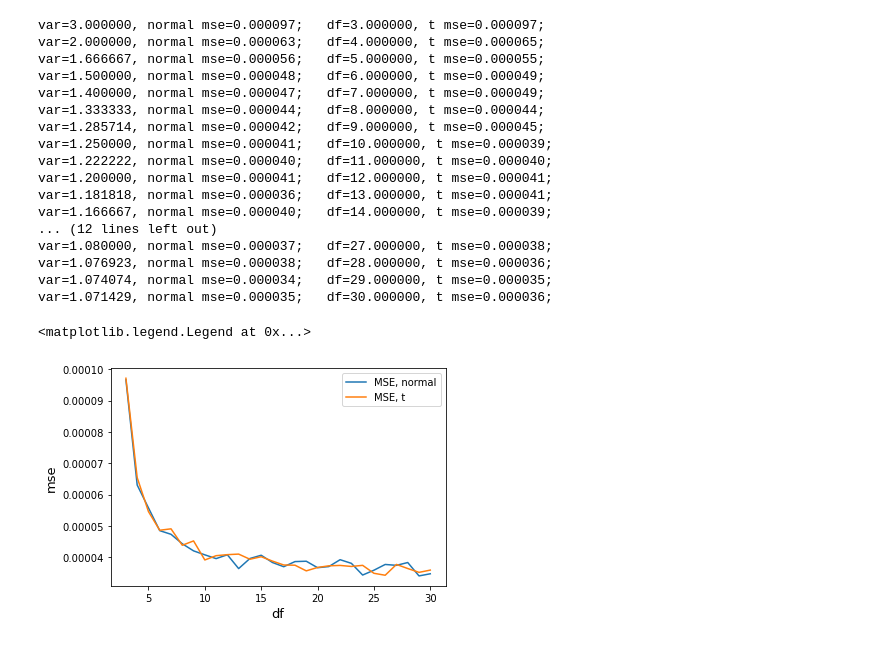
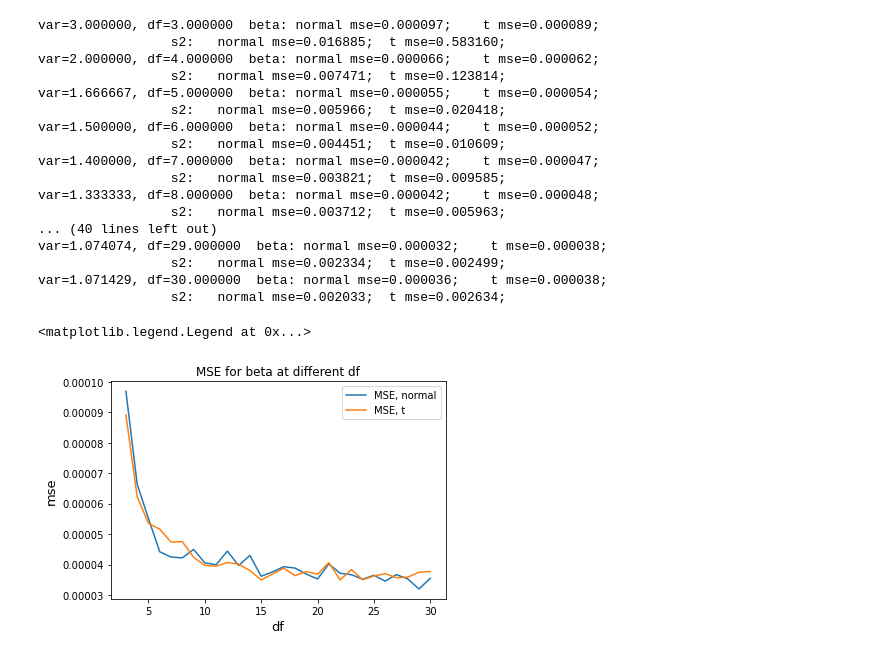
Before and after one commit to jevrii/fyp, a Jupyter notebook: part1.ipynb, the cells around one changed output. Drawn from its saved outputs; the diff is of its cells as text; code cells hidden in the pictures.

```diff
--- a/part1.ipynb
+++ b/part1.ipynb
@@ -7,54 +7,71 @@ n = 1000
 secret_beta = 2
 sigma_eps = 1
 # %%
-mse_normal = np.array([])
-mse_t = np.array([])
+mse_beta_normal = np.array([])
+mse_s2_normal = np.array([])
+mse_beta_t = np.array([])
+mse_s2_t = np.array([])
 
 for df in range(3, 31):
-    errors_normal = np.array([])
-    errors_t = np.array([])
+    errors_beta_normal = np.array([])
+    errors_s2_normal = np.array([])
+    errors_beta_t = np.array([])
+    errors_s2_t = np.array([])
 
     for _ in range(iterations):
         x = np.linspace(-10,10,n)
 
+        # normal distributed errors
         y_normal = x*secret_beta + np.random.normal(scale=np.sqrt(df/(df-2)), size=n)
-        beta_normal = np.cov(x, y_normal)[0][1]/np.var(x)
-        errors_normal = np.append(errors_normal, (beta_normal-secret_beta)**2)
+        beta_est_normal = np.cov(x, y_normal)[0][1]/np.var(x)
+        errors_beta_normal = np.append(errors_beta_normal, (beta_est_normal-secret_beta)**2)
 
+        s2_est_normal = sum((y_normal - x*beta_est_normal)**2)/(n-1)
+        errors_s2_normal = np.append(errors_s2_normal, (s2_est_normal-df/(df-2))**2)
+
+        # t distributed errors
         y_t = x*secret_beta + np.random.standard_t(df=df, size=n)
-        beta_t = np.cov(x, y_t)[0][1]/np.var(x)
-        errors_t = np.append(errors_t, (beta_t-secret_beta)**2)
+        beta_est_t = np.cov(x, y_t)[0][1]/np.var(x)
+        errors_beta_t = np.append(errors_beta_t, (beta_est_t-secret_beta)**2)
 
-    print("var=%f, normal mse=%f;   df=%f, t mse=%f;   "%(df/(df-2), errors_normal.mean(), df, errors_t.mean()))
+        s2_est_t = sum((y_t - x*beta_est_t)**2)/(n-1)
+        errors_s2_t = np.append(errors_s2_t, (s2_est_t-df/(df-2))**2)
 
-    mse_normal = np.append(mse_normal, errors_normal.mean())
-    mse_t = np.append(mse_t, errors_t.mean())
+    print("var=%f, df=%f  beta: normal mse=%f;    t mse=%f;   "%(df/(df-2), df, errors_beta_normal.mean(), errors_beta_t.mean()))
+    print("                 s2:   normal mse=%f;  t mse=%f;   "%(errors_s2_normal.mean(), errors_s2_t.mean()))
+
+    mse_beta_normal = np.append(mse_beta_normal, errors_beta_normal.mean())
+    mse_beta_t = np.append(mse_beta_t, errors_beta_t.mean())
+
+    mse_s2_normal = np.append(mse_s2_normal, errors_s2_normal.mean())
+    mse_s2_t = np.append(mse_s2_t, errors_s2_t.mean())
 # %% [output]
-var=3.000000, normal mse=0.000097;   df=3.000000, t mse=0.000097;
-var=2.000000, normal mse=0.000063;   df=4.000000, t mse=0.000065;
-var=1.666667, normal mse=0.000056;   df=5.000000, t mse=0.000055;
-var=1.500000, normal mse=0.000048;   df=6.000000, t mse=0.000049;
-var=1.400000, normal mse=0.000047;   df=7.000000, t mse=0.000049;
-var=1.333333, normal mse=0.000044;   df=8.000000, t mse=0.000044;
-var=1.285714, normal mse=0.000042;   df=9.000000, t mse=0.000045;
-var=1.250000, normal mse=0.000041;   df=10.000000, t mse=0.000039;
-var=1.222222, normal mse=0.000040;   df=11.000000, t mse=0.000040;
-var=1.200000, normal mse=0.000041;   df=12.000000, t mse=0.000041;
-var=1.181818, normal mse=0.000036;   df=13.000000, t mse=0.000041;
-var=1.166667, normal mse=0.000040;   df=14.000000, t mse=0.000039;
-... (12 lines left out)
-var=1.080000, normal mse=0.000037;   df=27.000000, t mse=0.000038;
-var=1.076923, normal mse=0.000038;   df=28.000000, t mse=0.000036;
-var=1.074074, normal mse=0.000034;   df=29.000000, t mse=0.000035;
-var=1.071429, normal mse=0.000035;   df=30.000000, t mse=0.000036;
+var=3.000000, df=3.000000  beta: normal mse=0.000097;    t mse=0.000089;
+                 s2:   normal mse=0.016885;  t mse=0.583160;
+var=2.000000, df=4.000000  beta: normal mse=0.000066;    t mse=0.000062;
+                 s2:   normal mse=0.007471;  t mse=0.123814;
+var=1.666667, df=5.000000  beta: normal mse=0.000055;    t mse=0.000054;
+                 s2:   normal mse=0.005966;  t mse=0.020418;
+var=1.500000, df=6.000000  beta: normal mse=0.000044;    t mse=0.000052;
+                 s2:   normal mse=0.004451;  t mse=0.010609;
+var=1.400000, df=7.000000  beta: normal mse=0.000042;    t mse=0.000047;
+                 s2:   normal mse=0.003821;  t mse=0.009585;
+var=1.333333, df=8.000000  beta: normal mse=0.000042;    t mse=0.000048;
+                 s2:   normal mse=0.003712;  t mse=0.005963;
+... (40 lines left out)
+var=1.074074, df=29.000000  beta: normal mse=0.000032;    t mse=0.000038;
+                 s2:   normal mse=0.002334;  t mse=0.002499;
+var=1.071429, df=30.000000  beta: normal mse=0.000036;    t mse=0.000038;
+                 s2:   normal mse=0.002033;  t mse=0.002634;
 # %%
 # plot results
 
-plt.plot(np.linspace(3,30,30-3+1), mse_normal, label="MSE, normal")
-plt.plot(np.linspace(3,30,30-3+1), mse_t, label="MSE, t")
+plt.plot(np.linspace(3,30,30-3+1), mse_beta_normal, label="MSE, normal")
+plt.plot(np.linspace(3,30,30-3+1), mse_beta_t, label="MSE, t")
 plt.xlabel("df",fontsize=13)
 plt.ylabel("mse",fontsize=13)
+plt.title("MSE for beta at different df")
 plt.legend()
 # %% [output]
 <matplotlib.legend.Legend at 0x...>
-[figure, old version]
+[figure, new version]
```
Also changed, not shown: parts of 1 cell of this notebook.
